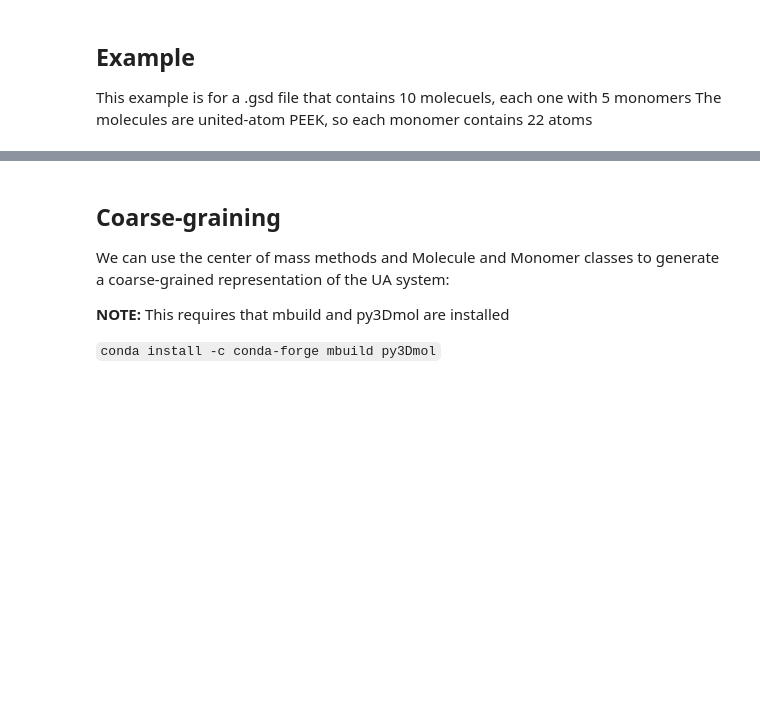
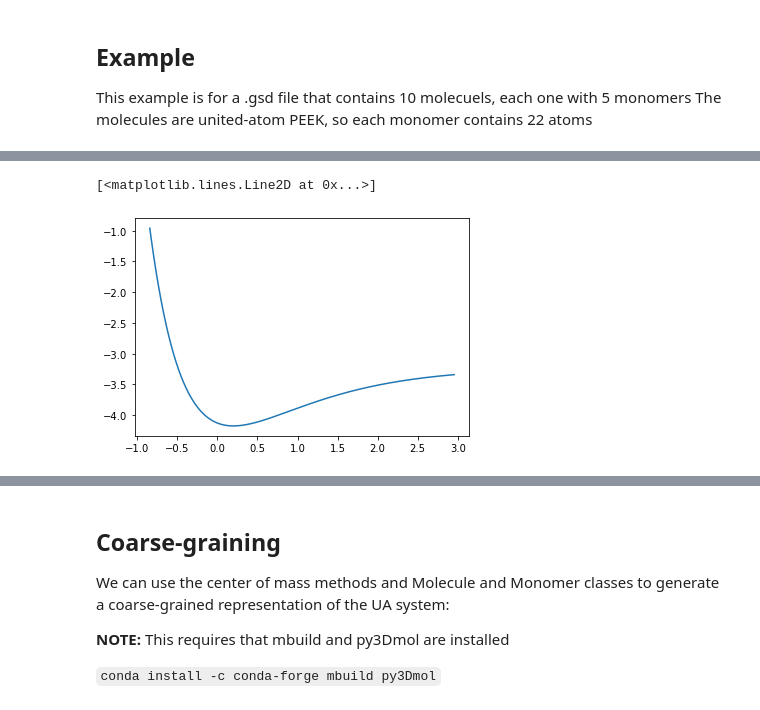
Before and after one commit to cmelab/cmeutils, a Jupyter notebook: cmeutils/tutorials/cmeutils-polymer.ipynb, the cells around one changed output, grey strips where cells are left out. Saved outputs shown, nothing was run; the diff lists cells and outputs as text; code cells hidden in the pictures; blank space fills up the shorter version.

```diff
--- a/cmeutils/tutorials/cmeutils-polymer.ipynb
+++ b/cmeutils/tutorials/cmeutils-polymer.ipynb
@@ -14,0 +58,7 @@ peek_system = polymer.System(gsd_file=gsdfile, atoms_per_monomer=22)
+# %%
+ang_pot = boltzmann_inverse(np.vstack((ang, ang_prob)), T=1)
+# %%
+plt.plot(ang_pot[0,:], ang_pot[1,:])
+# %% [output]
+[<matplotlib.lines.Line2D at 0x...>]
+[figure, added]
```
Also changed, not shown: parts of 22 cells of this notebook.
